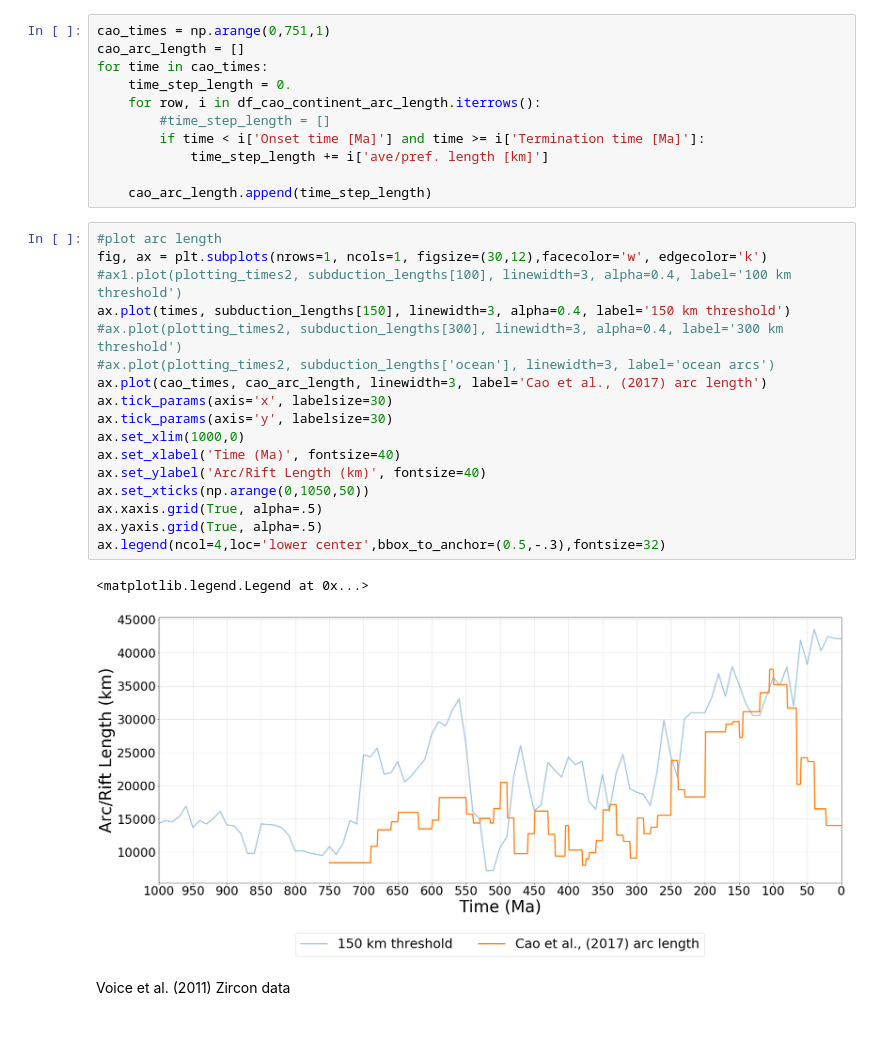
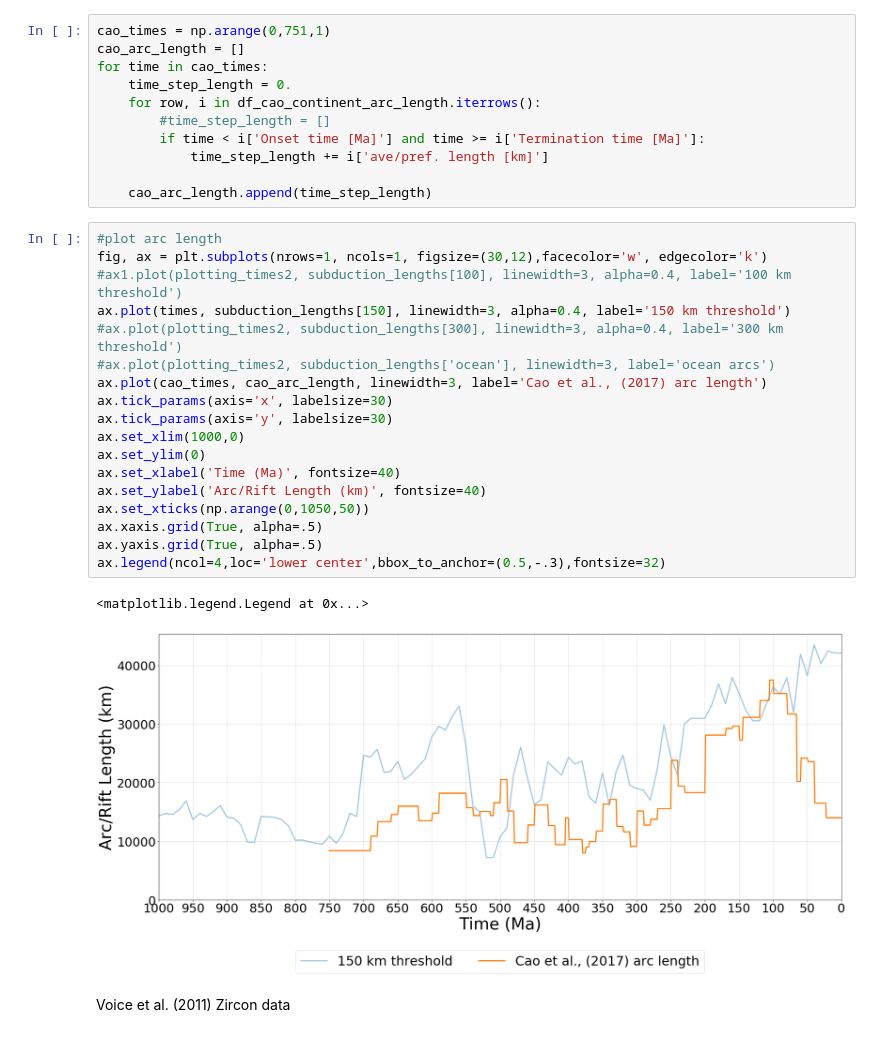
Before and after one commit to amer7632/pyGPlates_examples, a Jupyter notebook: Merdith_2019_GPC/compare_secular_geological_feautes.ipynb, the cells around one changed output. Cells and saved outputs as stored; diff of their text form.

Commit message:
Update compare_secular_geological_feautes.ipynb
set y_lim to 0 for a few plots for clarity

```diff
--- a/Merdith_2019_GPC/compare_secular_geological_feautes.ipynb
+++ b/Merdith_2019_GPC/compare_secular_geological_feautes.ipynb
@@ -145,23 +145,24 @@ for time in cao_times:
 # %%
 #plot arc length
 fig, ax = plt.subplots(nrows=1, ncols=1, figsize=(30,12),facecolor='w', edgecolor='k')
 #ax1.plot(plotting_times2, subduction_lengths[100], linewidth=3, alpha=0.4, label='100 km threshold')
 ax.plot(times, subduction_lengths[150], linewidth=3, alpha=0.4, label='150 km threshold')
 #ax.plot(plotting_times2, subduction_lengths[300], linewidth=3, alpha=0.4, label='300 km threshold')
 #ax.plot(plotting_times2, subduction_lengths['ocean'], linewidth=3, label='ocean arcs')
 ax.plot(cao_times, cao_arc_length, linewidth=3, label='Cao et al., (2017) arc length')
 ax.tick_params(axis='x', labelsize=30)
 ax.tick_params(axis='y', labelsize=30)
 ax.set_xlim(1000,0)
+ax.set_ylim(0)
 ax.set_xlabel('Time (Ma)', fontsize=40)
 ax.set_ylabel('Arc/Rift Length (km)', fontsize=40)
 ax.set_xticks(np.arange(0,1050,50))
 ax.xaxis.grid(True, alpha=.5)
 ax.yaxis.grid(True, alpha=.5)
 ax.legend(ncol=4,loc='lower center',bbox_to_anchor=(0.5,-.3),fontsize=32)
 # %% [output]
 <matplotlib.legend.Legend at 0x...>
-[figure, old version]
+[figure, new version]
 # %% [markdown]
 Voice et al. (2011) Zircon data
 # %%
```
Also changed, not shown: parts of 1 cell of this notebook.
